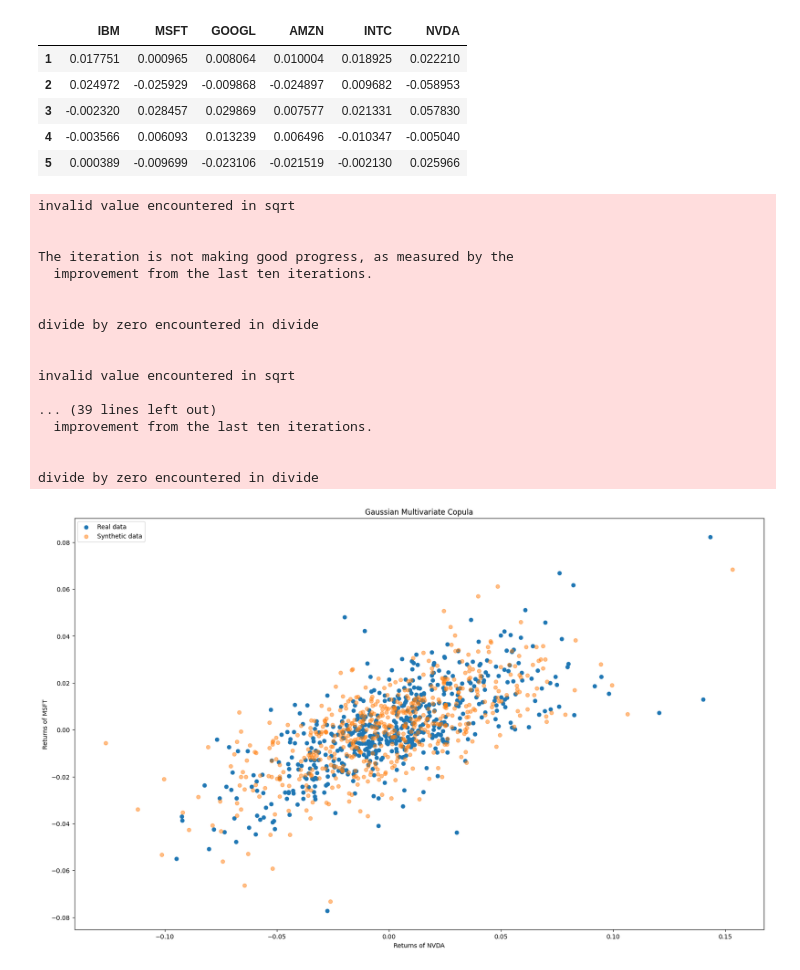
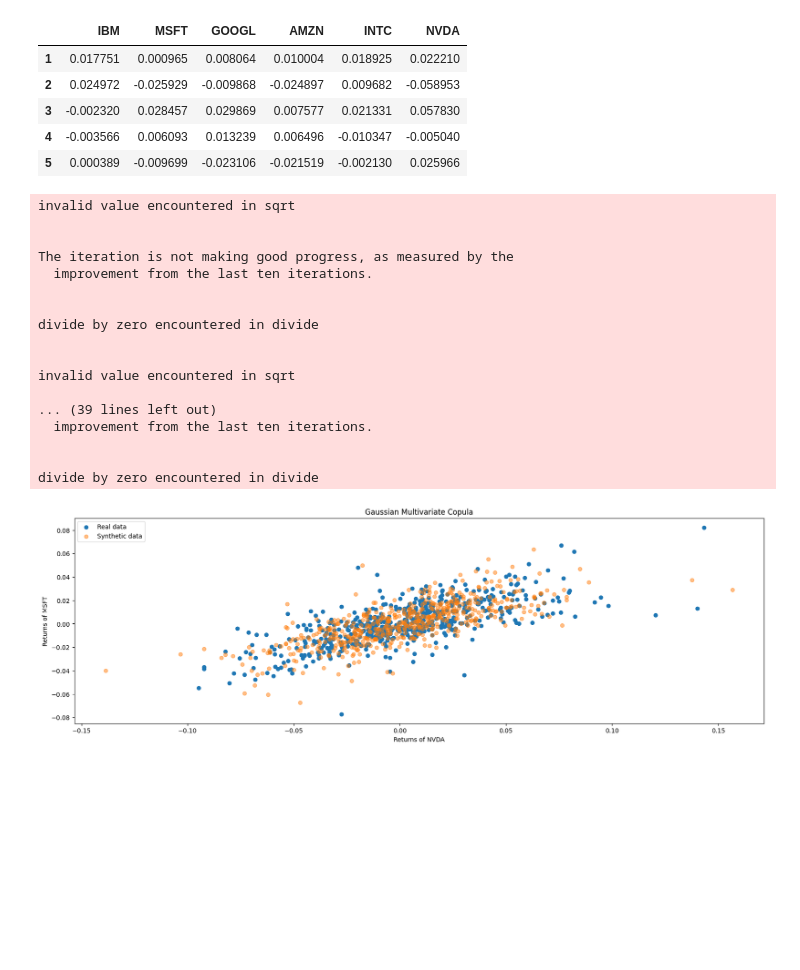
Before and after one commit to mathias-grau/MAP565, a Jupyter notebook: copules.ipynb, the cells around one changed output. Drawn from its saved outputs; the diff is of its cells as text; code cells hidden in the pictures; blank space fills up the shorter version.

```diff
--- a/copules.ipynb
+++ b/copules.ipynb
@@ -157,32 +152,32 @@ samples = copula.sample(len(returns))
 
 # Visualize the real and synthetic data for a pair of assets
 asset1 = 'NVDA'
 asset2 = 'MSFT'
 
-plt.figure(figsize=(20, 12))
+plt.figure(figsize=(20, 6))
 plt.scatter(returns[asset1], returns[asset2], label='Real data')
 plt.scatter(samples[asset1], samples[asset2], label='Synthetic data', alpha=0.5)
 plt.xlabel(f'Returns of {asset1}')
 plt.ylabel(f'Returns of {asset2}')
 plt.legend()
 plt.title('Gaussian Multivariate Copula')
 plt.show()
 # %% [output]
 invalid value encountered in sqrt
 
 
 The iteration is not making good progress, as measured by the
   improvement from the last ten iterations.
 
 
 divide by zero encountered in divide
 
 
 invalid value encountered in sqrt
 
 ... (39 lines left out)
   improvement from the last ten iterations.
 
 
 divide by zero encountered in divide
-[figure, old version]
+[figure, new version]
```
Also changed, not shown: parts of 16 cells of this notebook, 14 other files.
